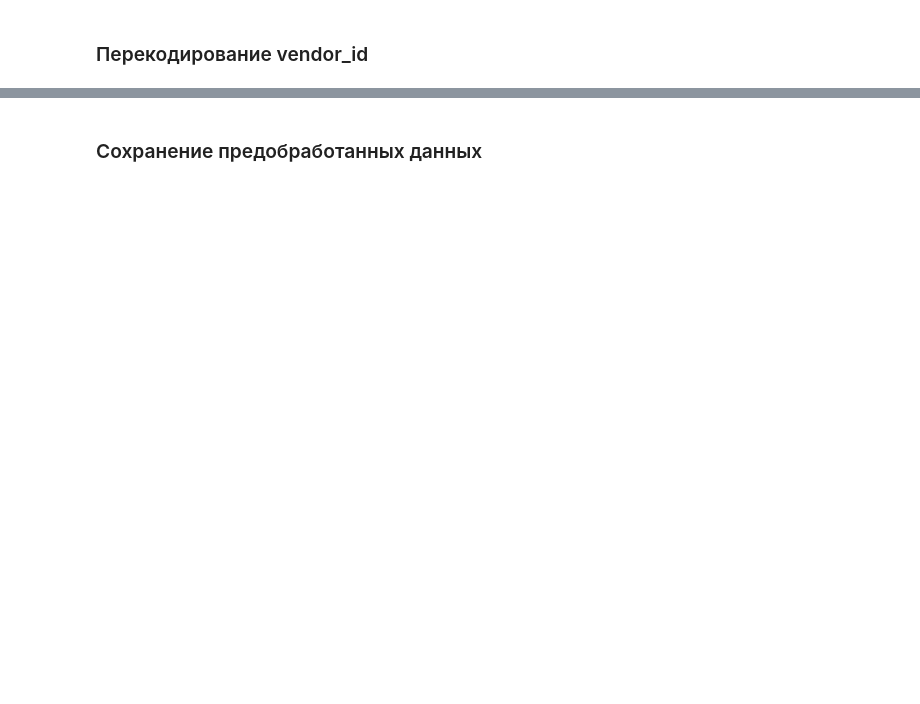
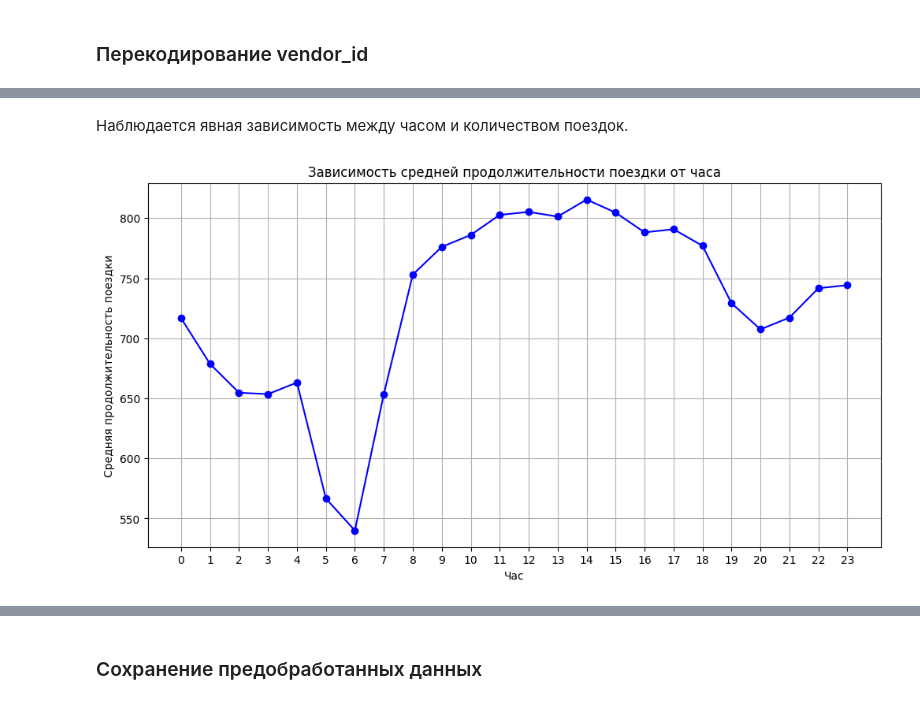
Before and after one commit to smnk-1/ML-studying, a Jupyter notebook: notebooks/TripDurationEDA.ipynb, the cells around one changed output, grey strips where cells are left out. Cells and saved outputs as stored; diff of their text form; code cells hidden in the pictures; blank space fills up the shorter version.

```diff
--- a/notebooks/TripDurationEDA.ipynb
+++ b/notebooks/TripDurationEDA.ipynb
@@ -251,0 +320,19 @@ data.head()
+# %% [markdown]
+Наблюдается явная зависимость между часом и количеством поездок.
+# %%
+
+data['hour'] = pd.to_datetime(data['pickup_datetime']).dt.hour
+
+hourly_trip_duration = data.groupby('hour')['trip_duration'].mean()
+
+# Построение графика
+plt.figure(figsize=(12, 6))
+plt.plot(hourly_trip_duration.index, hourly_trip_duration.values, marker='o', linestyle='-', color='b')
+plt.xlabel('Час')
+plt.ylabel('Средняя продолжительность поездки')
+plt.title('Зависимость средней продолжительности поездки от часа')
+plt.xticks(range(24))  # Устанавливаем ось X от 0 до 23
+plt.grid(True)
+plt.show()
+# %% [output]
+[figure, added]
```
Also changed, not shown: parts of 26 cells of this notebook, 1 other file.
